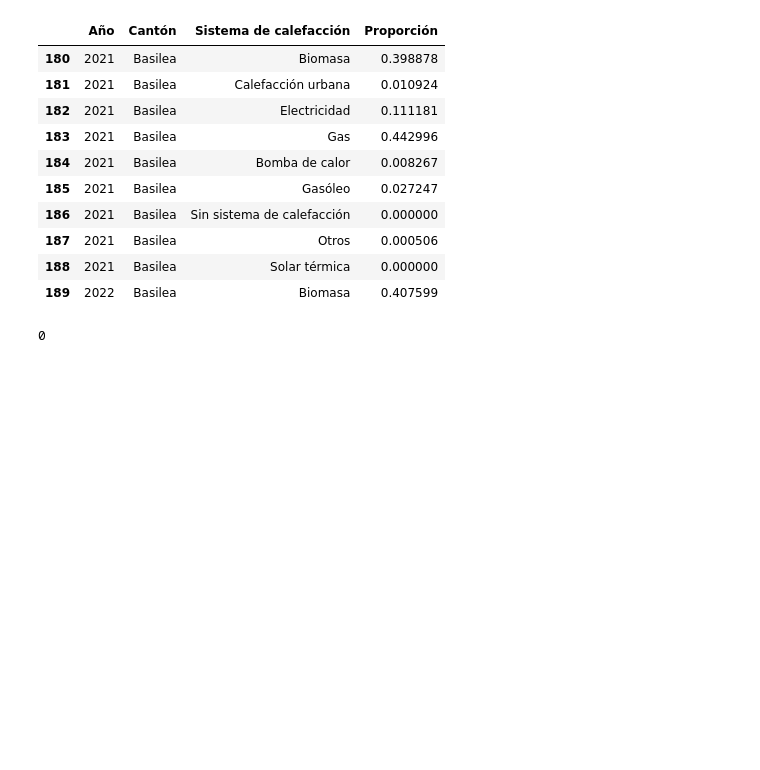
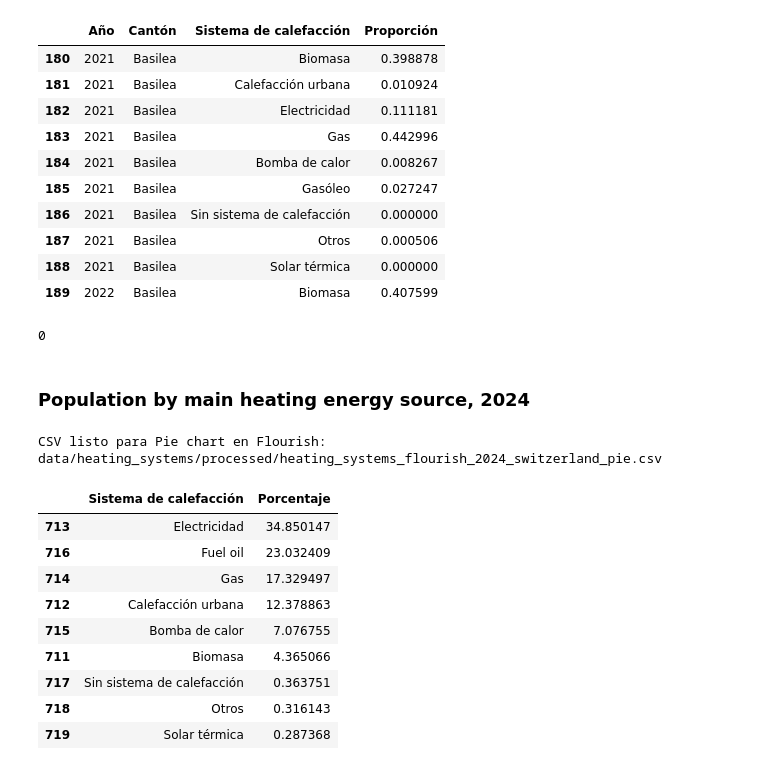
Before and after one commit to franchi2412/visualizaciones-practica, a Jupyter notebook: practica.ipynb, the cells around one changed output. Cells and saved outputs as stored; diff of their text form; code cells hidden in the pictures; blank space fills up the shorter version.

```diff
--- a/practica.ipynb
+++ b/practica.ipynb
@@ -1121,3 +1121,79 @@ data/heating_systems/processed/heating_systems_flourish_ready.csv
 df_flourish["Sistema de calefacción"].isna().sum()
 # %% [output]
 0
+# %% [markdown]
+### Population by main heating energy source, 2024
+# %%
+# ==============================
+# 1) Cargar datos tidy
+# ==============================
+IN_PATH = (
+    "data/heating_systems/processed/"
+    "heating_systems_by_canton_year_tidy_with_switzerland.csv"
+)
+df = pd.read_csv(IN_PATH)
+
+# ==============================
+# 2) Filtrar Suiza + año 2024
+# ==============================
+df_ch_2024 = df[
+    (df["canton"] == "Switzerland") &
+    (df["year"] == 2024)
+].copy()
+
+# ==============================
+# 3) Traducir sistemas a español
+# ==============================
+heating_es = {
+    "Heating oil": "Fuel oil",
+    "Gas": "Gas",
+    "Heat pump": "Bomba de calor",
+    "Electricity": "Electricidad",
+    "District heating": "Calefacción urbana",
+    "Biomass": "Biomasa",
+    "Solar thermal": "Solar térmica",
+    "Other": "Otros",
+    "No heating system": "Sin sistema de calefacción",
+}
+
+df_ch_2024["Sistema de calefacción"] = (
+    df_ch_2024["heating_system"].map(heating_es)
+)
+
+# ==============================
+# 4) Pasar a porcentaje
+# ==============================
+df_ch_2024["Porcentaje"] = df_ch_2024["share"] * 100
+
+# ==============================
+# 5) Seleccionar lo necesario
+# ==============================
+pie_df = df_ch_2024[
+    ["Sistema de calefacción", "Porcentaje"]
+].sort_values("Porcentaje", ascending=False)
+
+# ==============================
+# 6) Exportar CSV para Flourish
+# ==============================
+OUT_PATH = (
+    "data/heating_systems/processed/"
+    "heating_systems_flourish_2024_switzerland_pie.csv"
+)
+pie_df.to_csv(OUT_PATH, index=False)
+
+print(OUT_PATH)
+
+pie_df
+# %% [output]
+CSV listo para Pie chart en Flourish:
+data/heating_systems/processed/heating_systems_flourish_2024_switzerland_pie.csv
+|  | Sistema de calefacción | Porcentaje |
+| 713 | Electricidad | 34.850147 |
+| 716 | Fuel oil | 23.032409 |
+| 714 | Gas | 17.329497 |
+| 712 | Calefacción urbana | 12.378863 |
+| 715 | Bomba de calor | 7.076755 |
+| 711 | Biomasa | 4.365066 |
+| 717 | Sin sistema de calefacción | 0.363751 |
+| 718 | Otros | 0.316143 |
+| 719 | Solar térmica | 0.287368 |
```
Also changed, not shown: parts of 7 cells of this notebook, 15 other files.
